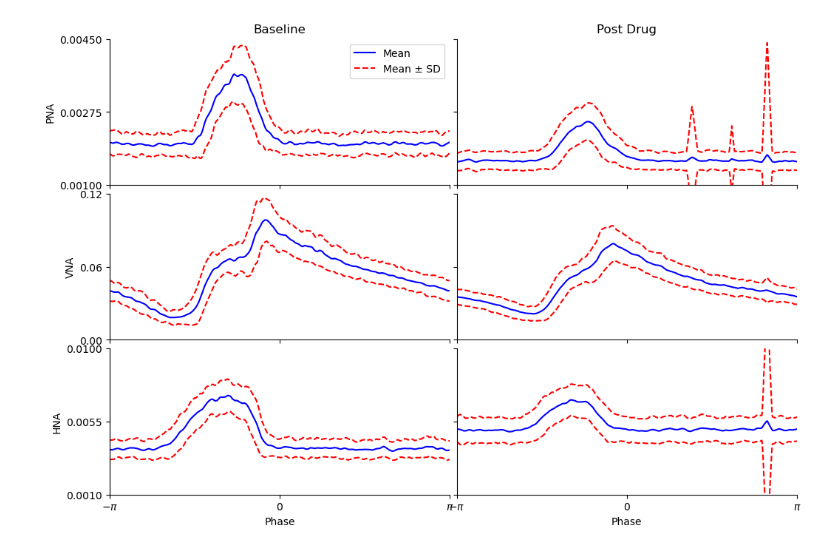
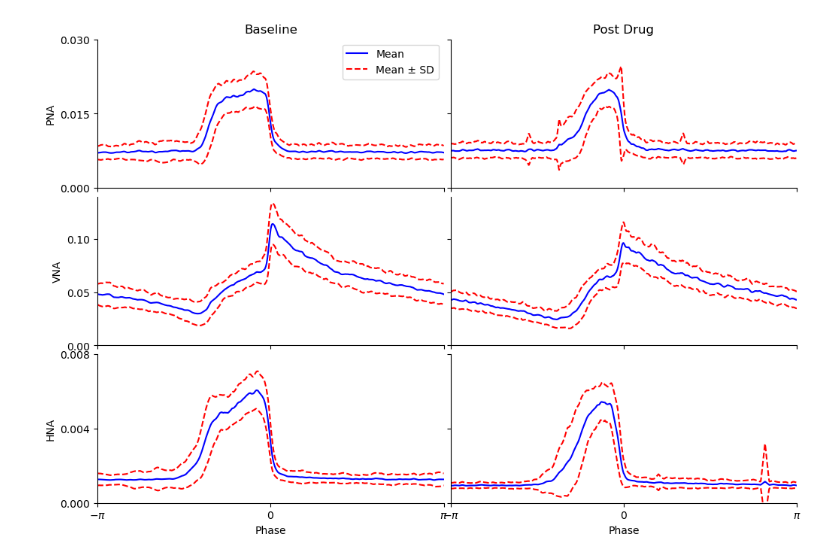
Before and after one commit to ashleighwalker/carbenoxolone, a Jupyter notebook: carbenoxolone analysis.ipynb, the cells around one changed output. Cells and saved outputs as stored; diff of their text form; code cells hidden in the pictures.

Commit message:
adjusted graphs and did two more experiments

```diff
--- a/carbenoxolone analysis.ipynb
+++ b/carbenoxolone analysis.ipynb
@@ -215,12 +208,12 @@ import quantities as pq
 #file_base = r'C:\Users\Ashle\OneDrive\Desktop\Lab codes\2025 data\carbenoxolone data\250725 CBX 100 uM pt 1.smr'
 #file_post = r'C:\Users\Ashle\OneDrive\Desktop\Lab codes\2025 data\carbenoxolone data\250725 CBX 100 uM pt 2.smr'
 
-file = r'C:\Users\lab\Documents\src\Ashleigh\Data 2025\carbenoxolone data\250730 CBX 100 uM pt 1.smr'
+file = r'C:\Users\lab\Documents\src\Ashleigh\Data 2025\carbenoxolone data\250729 200 uL, 50 mM CBX AW.smr'
 blk = neo.io.Spike2IO(file).read_block()
 
-# time window of interest (in seconds)
-start = [1830, 0]
-end = [2300, 1995]
+# time windows
+baseline_window = (1379, 2080)
+postdrug_window = (2080, 2735)
 
 # preprocess function for both baseline and post
 def preprocess(block, start, end):
@@ -256,9 +249,8 @@ def preprocess(block, start, end):
     return smooth, evt_s, fs
 
 # run preprocessing on both datasets
-smooth_base, evt_base, fs_base = preprocess(blk_base, start[0], end[0])
-smooth_post, evt_post, fs_post = preprocess(blk_post, start[1], end[1])
-
+smooth_base, evt_base, fs = preprocess(blk, *baseline_window)
+smooth_post, evt_post, fs = preprocess(blk, *postdrug_window)
 
 # CTA function (same for baseline + post)
 def CTA(smooth, evt):
@@ -313,37 +305,37 @@ for ch in range(3):
         ax.plot(phi, data_mean - data_std, color='red', linestyle='--')
 
         ax.set_xlim([-np.pi, np.pi])
 
         # exactly 3 ticks on x-axis
         ax.set_xticks([-np.pi, 0, np.pi])
         if ch < 2:
             ax.set_xticklabels([])
         else:
             ax.set_xticklabels([r'$-\pi$', r'$0$', r'$\pi$'])
             ax.set_xlabel("Phase")
 
         # y label only on left
         if col == 0:
             ax.set_ylabel(labels[ch])
         # else:
             # ax.set_yticklabels([])
 
 # one legend only
 
 axes[0, 0].legend()
 
-axes[0,0].set_ylim([0.001, 0.0045])
-axes[1,0].set_ylim([0.00, 0.12])
-axes[2,0].set_ylim([0.001, 0.01])
-axes[0,0].set_yticks(np.linspace(0.001, 0.0045, 3))
-axes[1,0].set_yticks(np.linspace(0.00, 0.12, 3))
-axes[2,0].set_yticks(np.linspace(0.001, 0.01, 3))
+# axes[0,0].set_ylim([0.001, 0.0045])
+# axes[1,0].set_ylim([0.00, 0.12])
+axes[2,0].set_ylim([0, 0.006])
+axes[0,0].set_yticks(np.linspace(0, 0.03, 3))
+axes[1,0].set_yticks(np.linspace(0.00, 0.1, 3))
+axes[2,0].set_yticks(np.linspace(0, 0.008, 3))
 
 for r in axes:
     for ax in r:
         ax.spines['top'].set_visible(False)
         ax.spines['right'].set_visible(False)
 
 # plt.savefig('something.svg', bbox_inches='tight')
 # %% [output]
-[figure, old version]
+[figure, new version]
```
Also changed, not shown: parts of 3 cells of this notebook.
